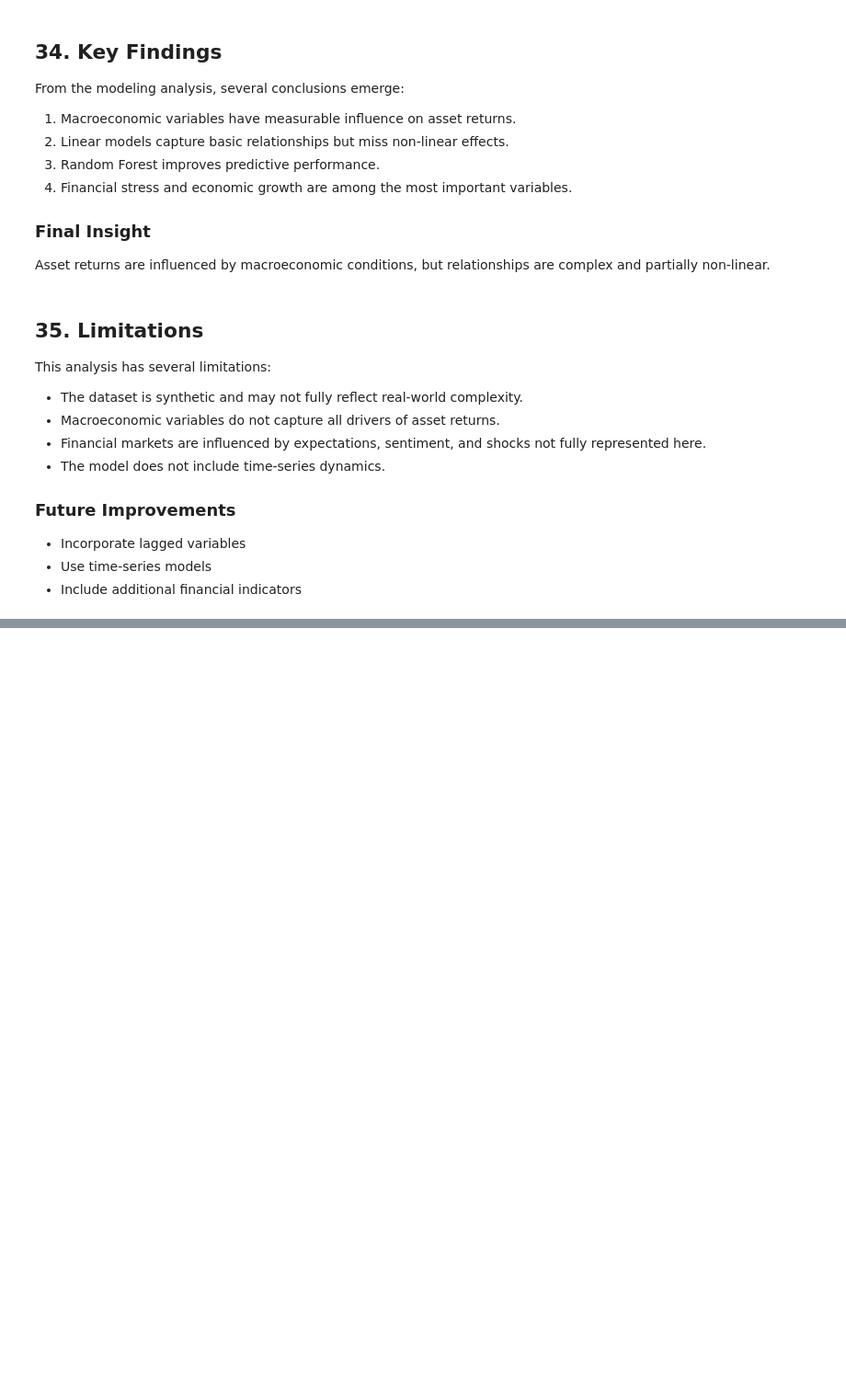
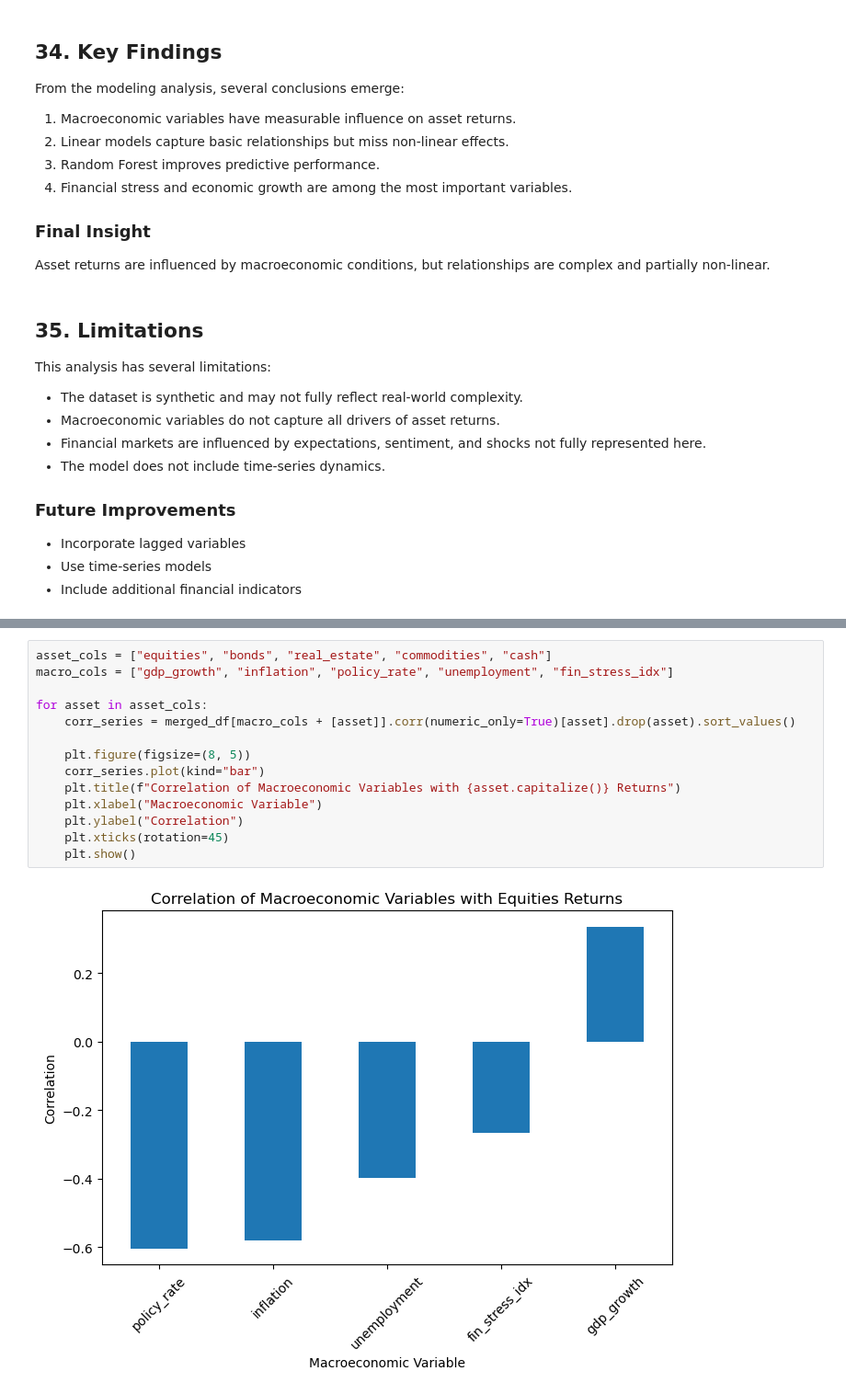
Before and after one commit to Wexwer/Macroeconomics-Indicators-Effect, a Jupyter notebook: Data Science/Exam-Project/Data Source/macroeconomic_indicators_effect_project.ipynb, the cells around one changed output, grey strips where cells are left out. Shown at 92% size. Drawn from its saved outputs; the diff is of its cells as text; blank space fills up the shorter version.

Commit message:
Add advanced visualizations and deeper macro-financial analysis

```diff
--- a/Data Science/Exam-Project/Data Source/macroeconomic_indicators_effect_project.ipynb
+++ b/Data Science/Exam-Project/Data Source/macroeconomic_indicators_effect_project.ipynb
@@ -1112,0 +1124,16 @@ This analysis has several limitations:
+# %%
+asset_cols = ["equities", "bonds", "real_estate", "commodities", "cash"]
+macro_cols = ["gdp_growth", "inflation", "policy_rate", "unemployment", "fin_stress_idx"]
+
+for asset in asset_cols:
+    corr_series = merged_df[macro_cols + [asset]].corr(numeric_only=True)[asset].drop(asset).sort_values()
+
+    plt.figure(figsize=(8, 5))
+    corr_series.plot(kind="bar")
+    plt.title(f"Correlation of Macroeconomic Variables with {asset.capitalize()} Returns")
+    plt.xlabel("Macroeconomic Variable")
+    plt.ylabel("Correlation")
+    plt.xticks(rotation=45)
+    plt.show()
+# %% [output]
+[figure, added]
```
Also changed, not shown: parts of 15 cells of this notebook.
